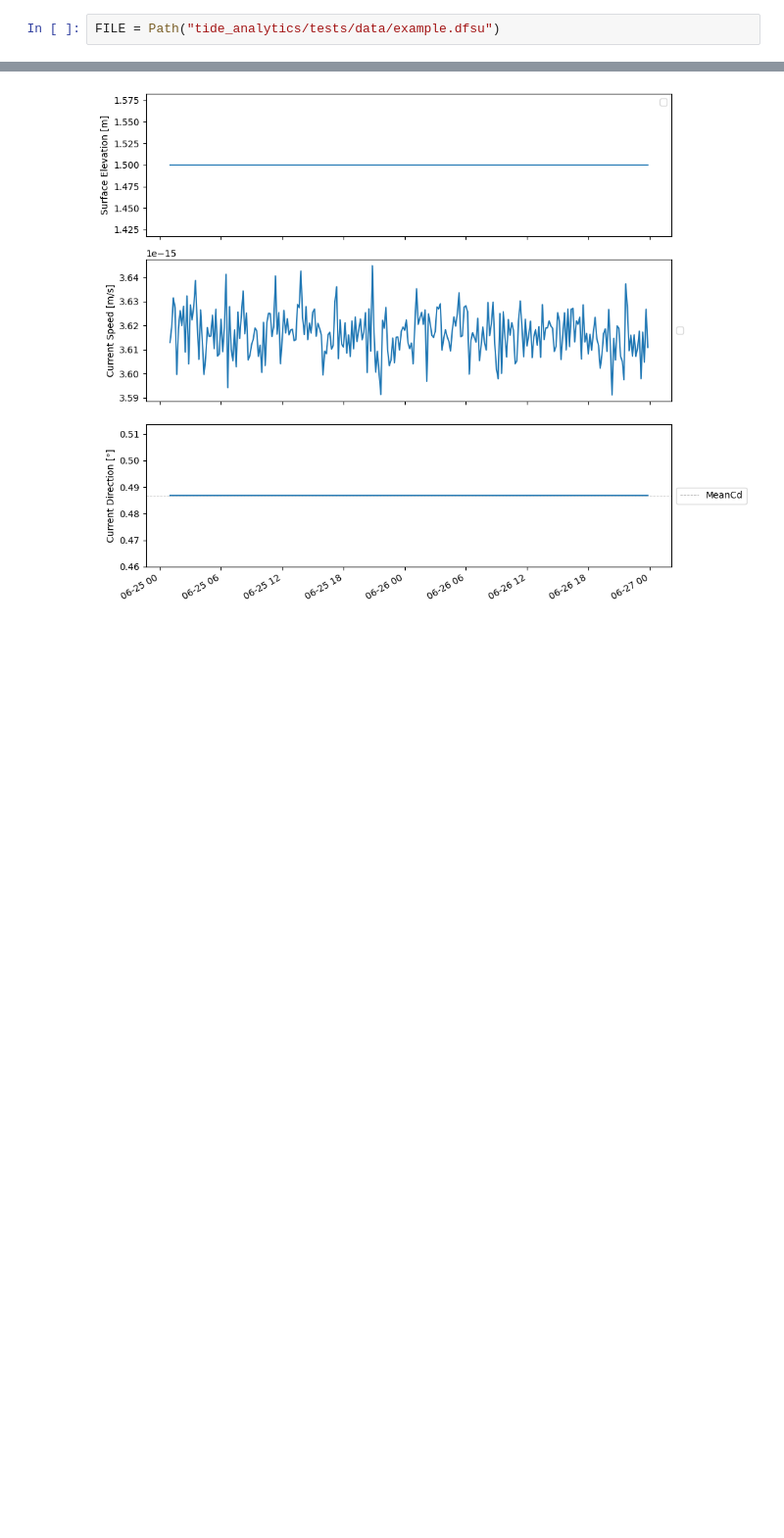
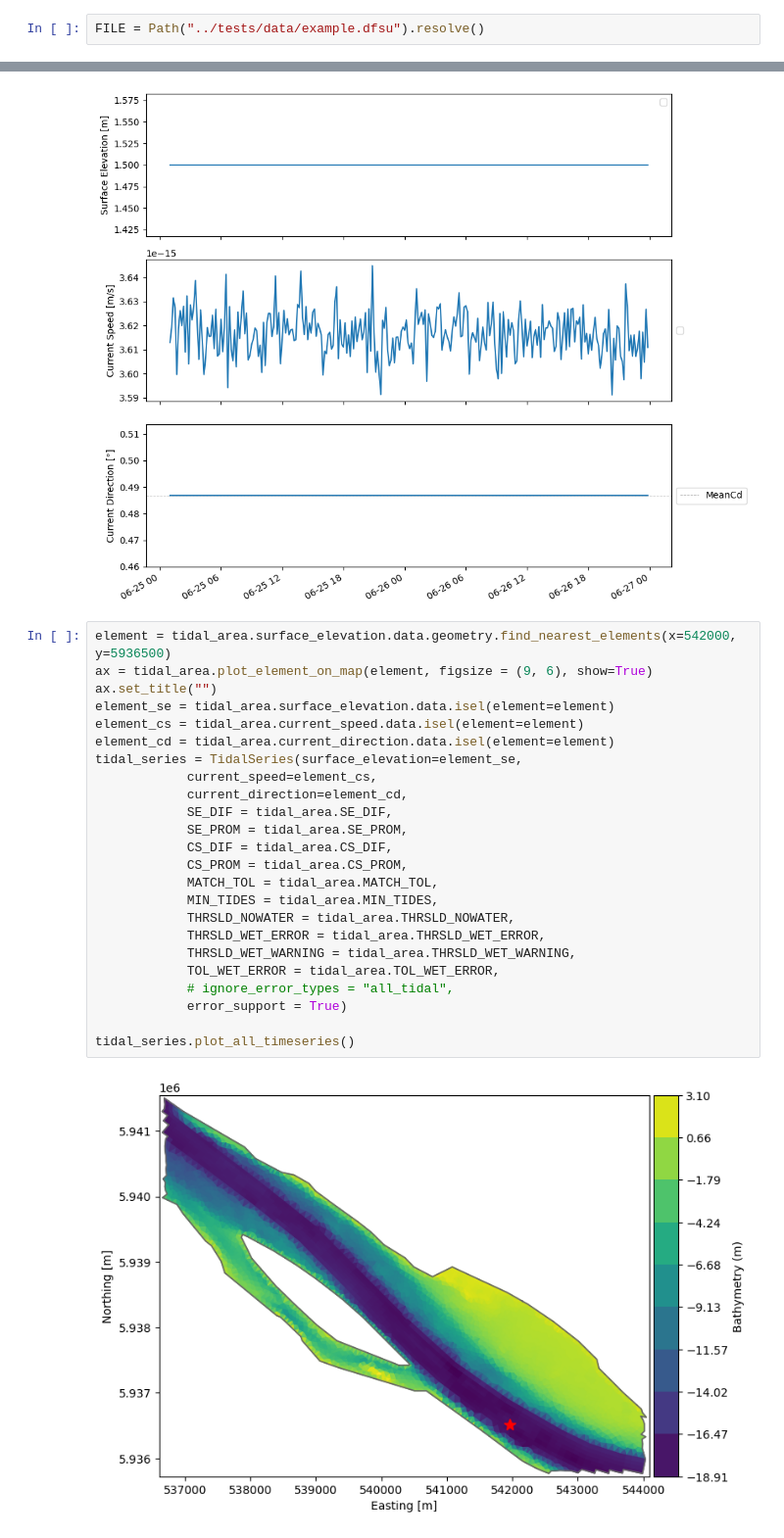
Before and after one commit to DHI/tide_analytics, a Jupyter notebook: notebooks/how_to.ipynb, the cells around one changed output, grey strips where cells are left out. Shown at 98% size. Saved outputs shown, nothing was run; the diff lists cells and outputs as text; blank space fills up the shorter version.

```diff
--- a/notebooks/how_to.ipynb
+++ b/notebooks/how_to.ipynb
@@ -8,7 +8,7 @@ from tide_analytics.helpers import NonMatchingSlackError
 # %% [markdown]
 ### User input
 # %%
-FILE = Path("tide_analytics/tests/data/example.dfsu")
+FILE = Path("../tests/data/example.dfsu").resolve()
 # %% [markdown]
 ### Load .dfsu File
 
@@ -229,3 +229,29 @@ tidal_series = TidalSeries(surface_elevation=element_se,
 # %% [output]
 FallsWetError: More than 40.0% of surface elevation values are identical.
 [figure]
+# %%
+element = tidal_area.surface_elevation.data.geometry.find_nearest_elements(x=542000, y=5936500)
+ax = tidal_area.plot_element_on_map(element, figsize = (9, 6), show=True)
+ax.set_title("")
+element_se = tidal_area.surface_elevation.data.isel(element=element)
+element_cs = tidal_area.current_speed.data.isel(element=element)
+element_cd = tidal_area.current_direction.data.isel(element=element)
+tidal_series = TidalSeries(surface_elevation=element_se,
+            current_speed=element_cs,
+            current_direction=element_cd,
+            SE_DIF = tidal_area.SE_DIF,
+            SE_PROM = tidal_area.SE_PROM,
+            CS_DIF = tidal_area.CS_DIF,
+            CS_PROM = tidal_area.CS_PROM,
+            MATCH_TOL = tidal_area.MATCH_TOL,
+            MIN_TIDES = tidal_area.MIN_TIDES,
+            THRSLD_NOWATER = tidal_area.THRSLD_NOWATER,
+            THRSLD_WET_ERROR = tidal_area.THRSLD_WET_ERROR,
+            THRSLD_WET_WARNING = tidal_area.THRSLD_WET_WARNING,
+            TOL_WET_ERROR = tidal_area.TOL_WET_ERROR,
+            # ignore_error_types = "all_tidal",
+            error_support = True)
+
+tidal_series.plot_all_timeseries()
+# %% [output]
+[figure, added]
```
Also changed, not shown: parts of 1 cell of this notebook, 3 other files.
